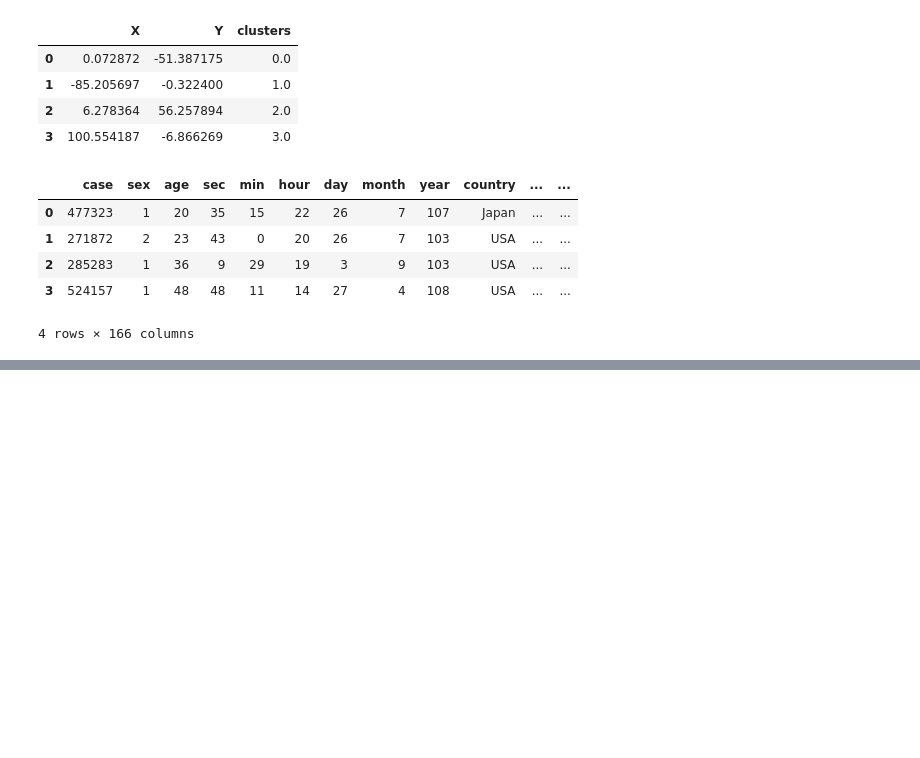
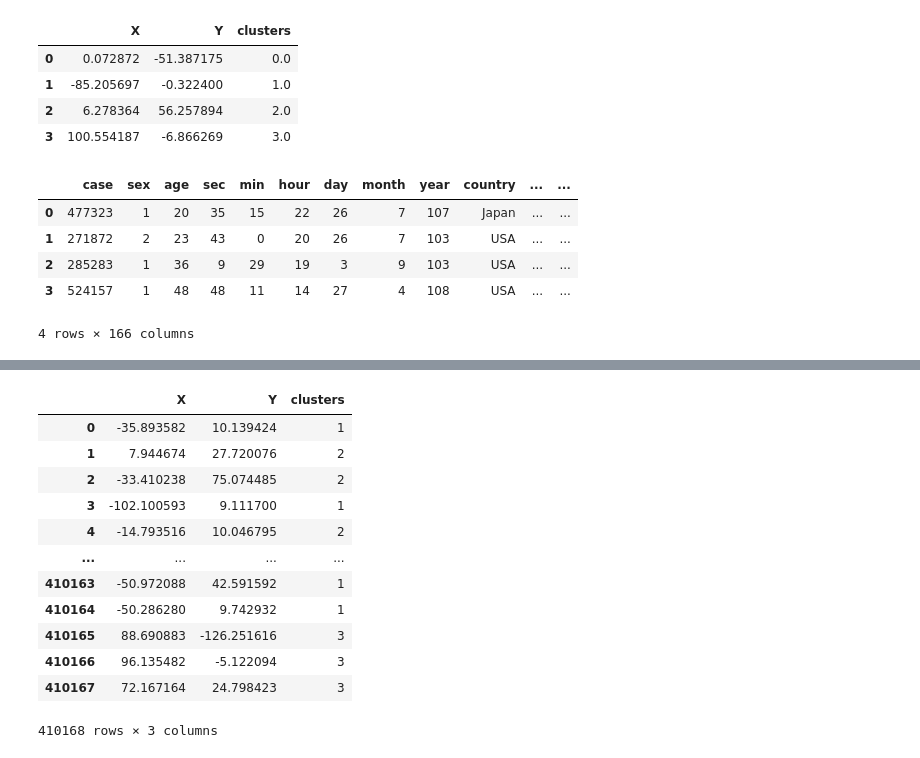
Before and after one commit to samiaFife/LLM-PersonaBench, a Jupyter notebook: notebooks/psychometric_clustering.ipynb, the cells around one changed output, grey strips where cells are left out. Drawn from its saved outputs; the diff is of its cells as text; code cells hidden in the pictures; blank space fills up the shorter version.

```diff
--- a/notebooks/psychometric_clustering.ipynb
+++ b/notebooks/psychometric_clustering.ipynb
@@ -316,0 +426,16 @@ Text(0.5, 1.0, 'Cluster IPIP-NEO Facets | Visualized on PCA')
+# %%
+df_pca
+# %% [output]
+|  | X | Y | clusters |
+| 0 | -35.893582 | 10.139424 | 1 |
+| 1 | 7.944674 | 27.720076 | 2 |
+| 2 | -33.410238 | 75.074485 | 2 |
+| 3 | -102.100593 | 9.111700 | 1 |
+| 4 | -14.793516 | 10.046795 | 2 |
+| ... | ... | ... | ... |
+| 410163 | -50.972088 | 42.591592 | 1 |
+| 410164 | -50.286280 | 9.742932 | 1 |
+| 410165 | 88.690883 | -126.251616 | 3 |
+| 410166 | 96.135482 | -5.122094 | 3 |
+| 410167 | 72.167164 | 24.798423 | 3 |
+410168 rows × 3 columns
```
Also changed, not shown: parts of 14 cells of this notebook, 6 other files.
